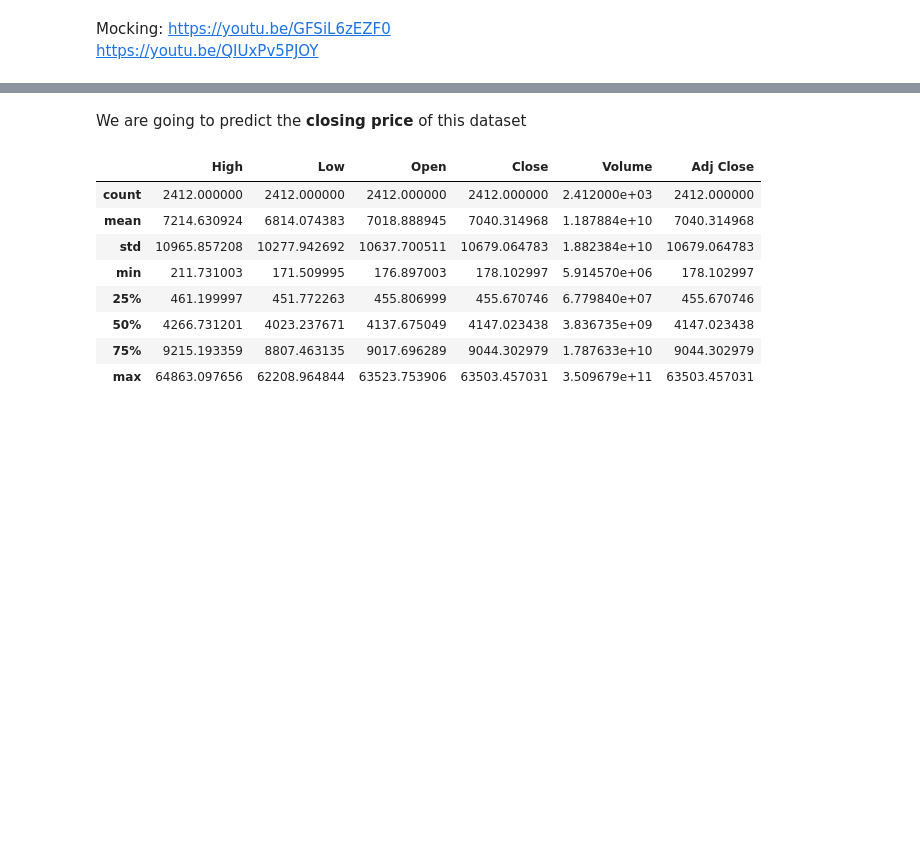
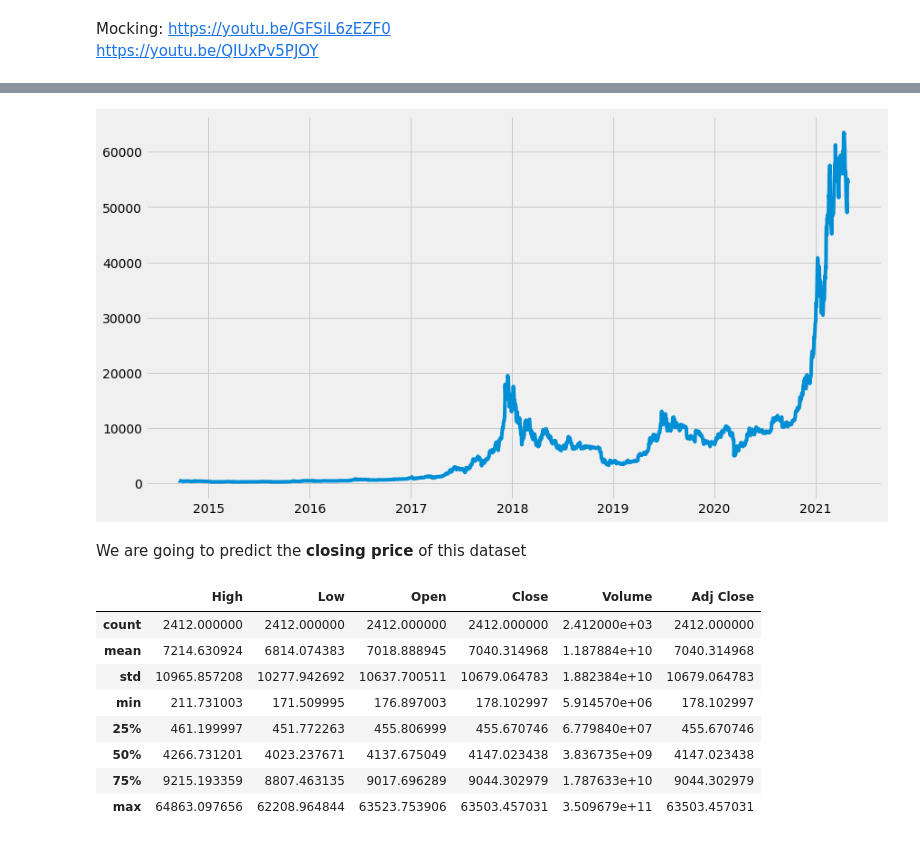
Before and after one commit to abidshafee/Deep-Learning-TF, a Jupyter notebook: bitcoin_price_prediction.ipynb, the cells around one changed output, grey strips where cells are left out. Saved outputs shown, nothing was run; the diff lists cells and outputs as text; code cells hidden in the pictures; blank space fills up the shorter version.

```diff
--- a/bitcoin_price_prediction.ipynb
+++ b/bitcoin_price_prediction.ipynb
@@ -9,6 +9,7 @@ import matplotlib.pyplot as plt
 import pandas as pd
 import pandas_datareader as web
 import datetime as dt
+plt.style.use('fivethirtyeight')
 # %%
 # libraries for ML Modeling
 from sklearn.preprocessing import StandardScaler
@@ -50,4 +51,10 @@ df
 2412 rows × 6 columns
+# %%
+plt.figure(figsize=(13, 7.3))
+plt.plot(df['Close'])
+plt.show()
+# %% [output]
+[figure, added]
 # %% [markdown]
 We are going to predict the **closing price** of this dataset
 # %%
```
Also changed, not shown: parts of 2 cells of this notebook.
